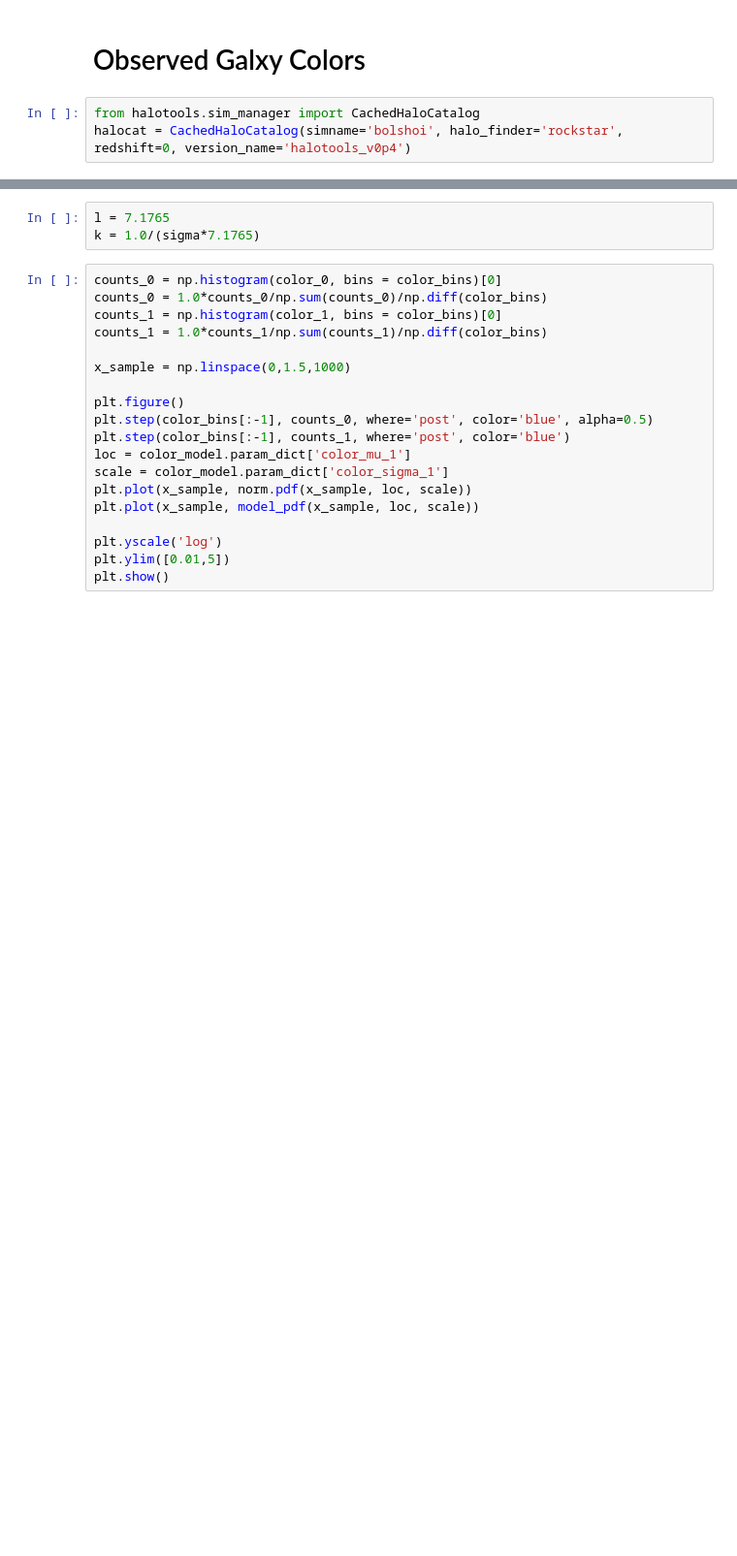
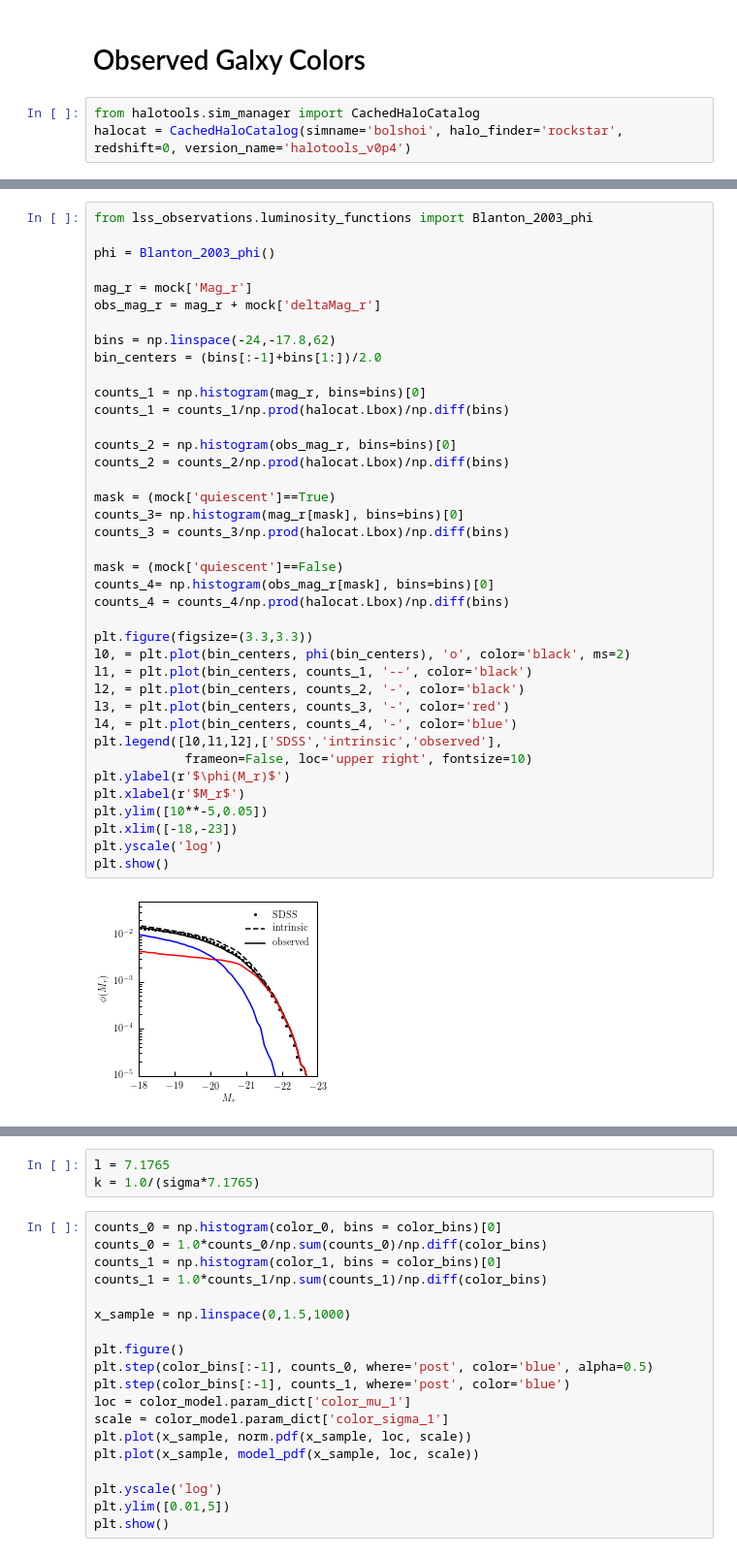
Before and after one commit to duncandc/galaxy_shapes, a Jupyter notebook: shape_models/color_demo.ipynb, the cells around one changed output, grey strips where cells are left out. Shown at 97% size. Saved outputs shown, nothing was run; the diff lists cells and outputs as text; blank space fills up the shorter version.

```diff
--- a/shape_models/color_demo.ipynb
+++ b/shape_models/color_demo.ipynb
@@ -234,0 +240,41 @@ plt.show()
+# %%
+from lss_observations.luminosity_functions import Blanton_2003_phi
+
+phi = Blanton_2003_phi()
+
+mag_r = mock['Mag_r']
+obs_mag_r = mag_r + mock['deltaMag_r']
+
+bins = np.linspace(-24,-17.8,62)
+bin_centers = (bins[:-1]+bins[1:])/2.0
+
+counts_1 = np.histogram(mag_r, bins=bins)[0]
+counts_1 = counts_1/np.prod(halocat.Lbox)/np.diff(bins)
+
+counts_2 = np.histogram(obs_mag_r, bins=bins)[0]
+counts_2 = counts_2/np.prod(halocat.Lbox)/np.diff(bins)
+
+mask = (mock['quiescent']==True)
+counts_3= np.histogram(mag_r[mask], bins=bins)[0]
+counts_3 = counts_3/np.prod(halocat.Lbox)/np.diff(bins)
+
+mask = (mock['quiescent']==False)
+counts_4= np.histogram(obs_mag_r[mask], bins=bins)[0]
+counts_4 = counts_4/np.prod(halocat.Lbox)/np.diff(bins)
+
+plt.figure(figsize=(3.3,3.3))
+l0, = plt.plot(bin_centers, phi(bin_centers), 'o', color='black', ms=2)
+l1, = plt.plot(bin_centers, counts_1, '--', color='black')
+l2, = plt.plot(bin_centers, counts_2, '-', color='black')
+l3, = plt.plot(bin_centers, counts_3, '-', color='red')
+l4, = plt.plot(bin_centers, counts_4, '-', color='blue')
+plt.legend([l0,l1,l2],['SDSS','intrinsic','observed'],
+            frameon=False, loc='upper right', fontsize=10)
+plt.ylabel(r'$\phi(M_r)$')
+plt.xlabel(r'$M_r$')
+plt.ylim([10**-5,0.05])
+plt.xlim([-18,-23])
+plt.yscale('log')
+plt.show()
+# %% [output]
+[figure, added]
```
Also changed, not shown: parts of 6 cells of this notebook, 1 other file.
